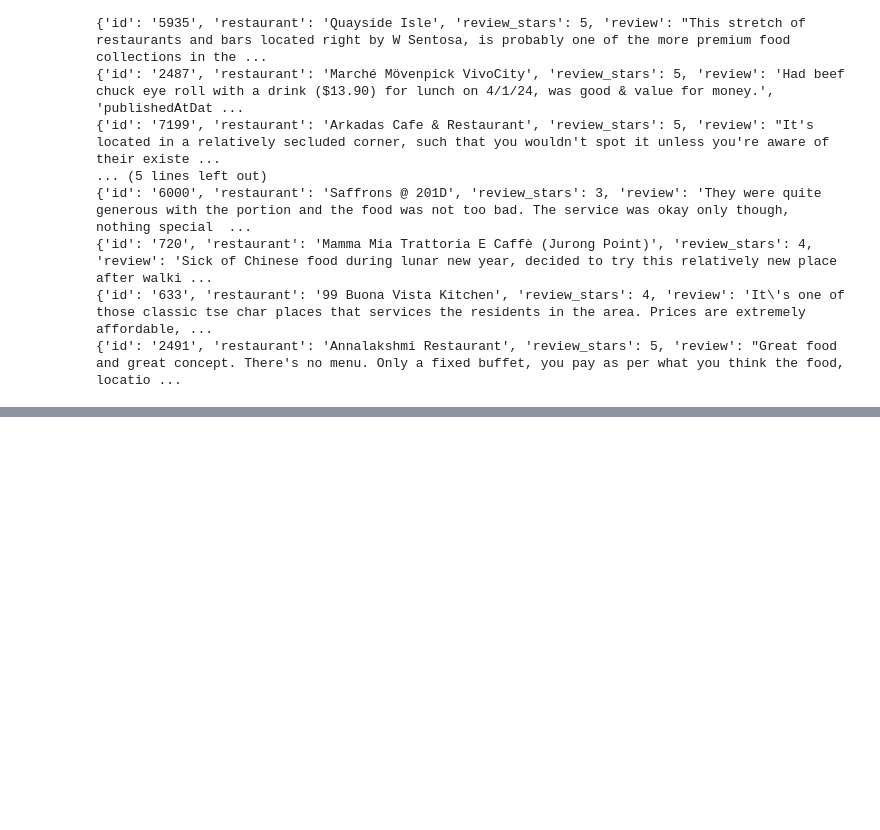
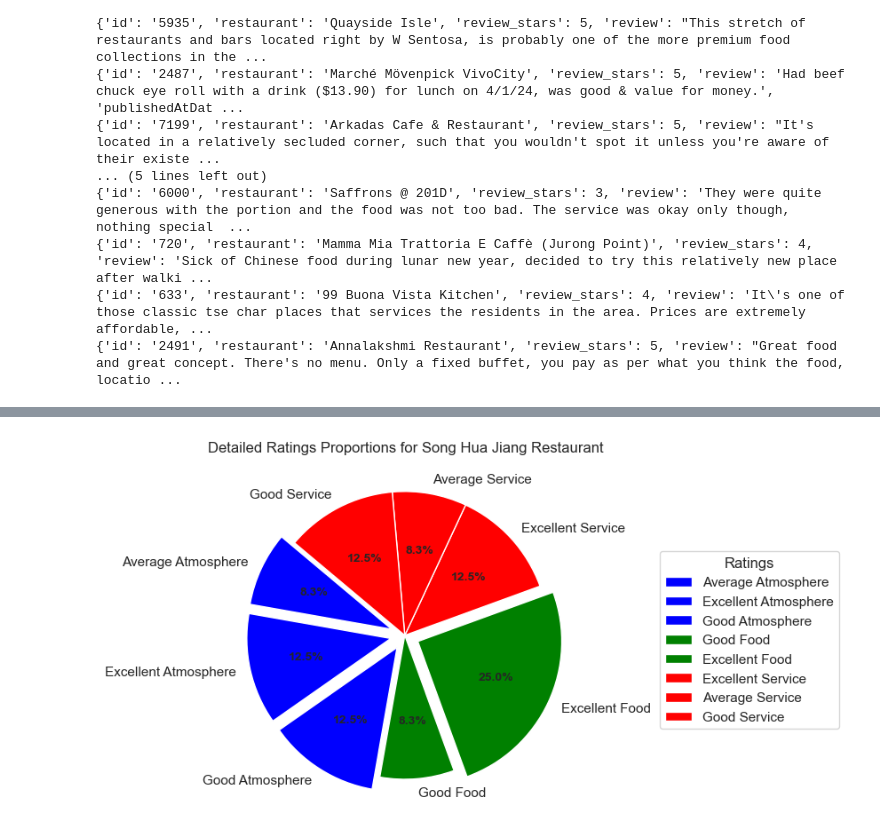
Before and after one commit to Sherwinnn/CZ4034-IR-Group, a Jupyter notebook: indexing_querying/test_queries.ipynb, the cells around one changed output, grey strips where cells are left out. Saved outputs shown, nothing was run; the diff lists cells and outputs as text; code cells hidden in the pictures; blank space fills up the shorter version.

```diff
--- a/indexing_querying/test_queries.ipynb
+++ b/indexing_querying/test_queries.ipynb
@@ -779,0 +1065,89 @@ Top 20 restaurants by qualityScore:
+# %%
+import requests
+import matplotlib.pyplot as plt
+
+def query_detailed_ratings(solr_url, collection_name, restaurant_name):
+    # Define Solr query URL
+    query_url = f'{solr_url}/{collection_name}/select'
+
+    # Define Solr query parameters to fetch detailed ratings for a specific restaurant
+    params = {
+        'q': f'restaurant:"{restaurant_name}"',  # Query for a specific restaurant
+        'fl': 'reviewDetailedRatingAtmosphere,reviewDetailedRatingFood,reviewDetailedRatingService',  # Fetch the detailed ratings fields
+        'rows': 1000,  # Adjust based on expected number of reviews
+    }
+
+    # Send GET request to Solr
+    response = requests.get(query_url, params=params)
+
+    # Check if request was successful (status code 200)
+    if response.status_code == 200:
+        # Parse JSON response
+        results = response.json()
+        documents = results['response']['docs']
+
+        # Extract detailed ratings
+        detailed_ratings = {
+            'Atmosphere': [],
+            'Food': [],
+            'Service': []
+        }
+        for doc in documents:
+            if 'reviewDetailedRatingAtmosphere' in doc:
+                detailed_ratings['Atmosphere'].append(doc['reviewDetailedRatingAtmosphere'])
+            if 'reviewDetailedRatingFood' in doc:
+                detailed_ratings['Food'].append(doc['reviewDetailedRatingFood'])
+            if 'reviewDetailedRatingService' in doc:
+                detailed_ratings['Service'].append(doc['reviewDetailedRatingService'])
+
+        return detailed_ratings
+    else:
+        print('Error:', response.status_code)
+        return {}
+
+def plot_pie_chart(detailed_ratings, restaurant_name):
+    # Prepare data for pie chart
+    labels = []
+    sizes = []
+    colors = []
+    explode = []  # to slightly separate the slices of the pie chart
+    for rating_type, ratings in detailed_ratings.items():
+        rating_set = set(ratings) - {'NaN'}
+        for rating in rating_set:
+            labels.append(rating)
+            sizes.append(ratings.count(rating))
+            explode.append(0.1 if ratings.count(rating) == max(sizes) else 0)  # Highlight the slice with the highest count
+            if 'Food' in rating:
+                colors.append('green')
+            elif 'Atmosphere' in rating:
+                colors.append('blue')
+            elif 'Service' in rating:
+                colors.append('red')
+
+    # Plot the pie chart
+    fig, ax = plt.subplots()
+    wedges, texts, autotexts = ax.pie(sizes, explode=explode, labels=labels, autopct='%1.1f%%', startangle=140, colors=colors)
+
+    # Beautify the pie chart
+    plt.setp(autotexts, size=10, weight="bold")
+    ax.axis('equal')  # Equal aspect ratio ensures that pie is drawn as a circle.
+    plt.title(f'Detailed Ratings Proportions for {restaurant_name}', y=1.05)
+
+    # Create a legend
+    ax.legend(wedges, labels,
+              title="Ratings",
+              loc="center right",
+              bbox_to_anchor=(1, 0, 0.5, 1))
+
+    # Show the plot
+    plt.show()
+
+
+# Example usage:
+solr_url = 'http://localhost:8983/solr'
+collection_name = 'restaurantCore'  # Replace with your actual collection name
+restaurant_name = 'Song Hua Jiang Restaurant'  # Specify the restaurant name
+detailed_ratings = query_detailed_ratings(solr_url, collection_name, restaurant_name)
+plot_pie_chart(detailed_ratings, restaurant_name)
+# %% [output]
+[figure, added]
```
Also changed, not shown: parts of 22 cells of this notebook, 2 other files.
